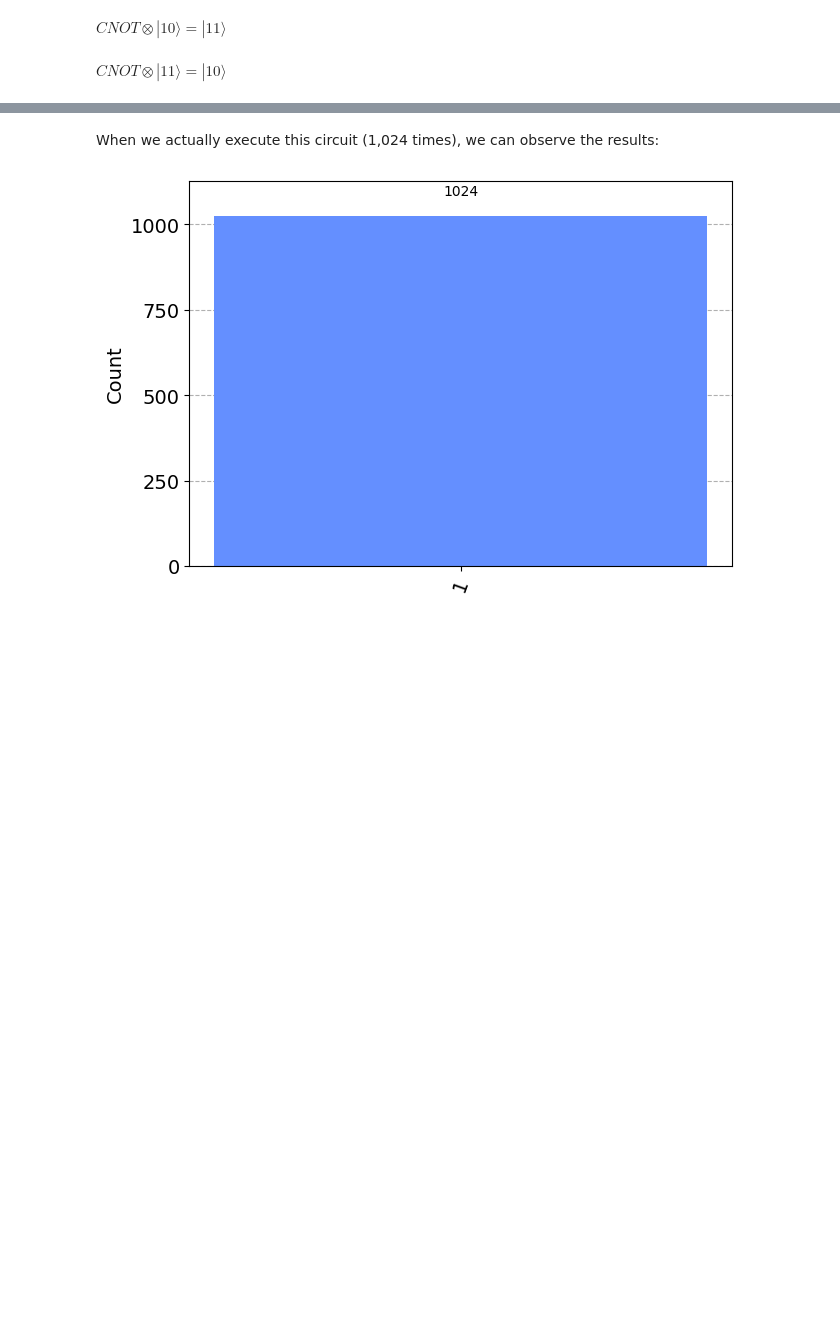
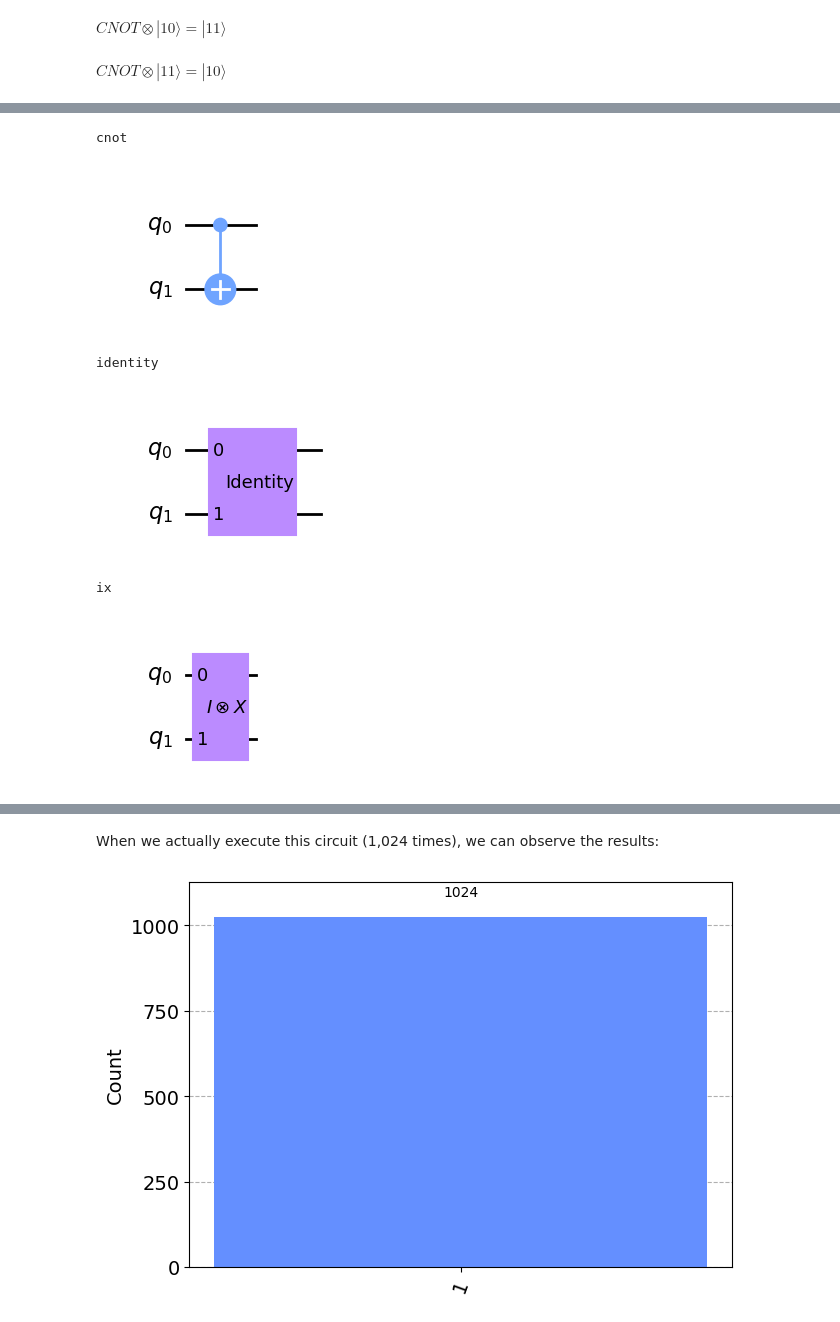
Before and after one commit to cablelabs/QuantumFoundations, a Jupyter notebook: Applications.ipynb, the cells around one changed output, grey strips where cells are left out. Saved outputs shown, nothing was run; the diff lists cells and outputs as text; code cells hidden in the pictures; blank space fills up the shorter version.

```diff
--- a/Applications.ipynb
+++ b/Applications.ipynb
@@ -147,0 +155,18 @@ Let's actually evaluate whether or not this function is balanced using the circu
+# %%
+oracle_funcs = dict()
+# CNOT: Balanced function f(x) = x
+oracle_funcs.setdefault('cnot', QuantumCircuit(2)).cnot(0, 1)
+# Identity: Constant function f(x) = 0
+oracle_funcs.setdefault('identity', QuantumCircuit(2)).unitary(np.identity(4, int), (0, 1), 'Identity')
+# I x X: Constant function f(x) = 1
+oracle_funcs.setdefault('ix', QuantumCircuit(2)).unitary(np.kron(np.identity(2, int), np.logical_not(np.identity(2, bool)).astype(int)), (0, 1), '$I \otimes X$')
+for oracle in oracle_funcs.items():
+    print(oracle[0])
+    display(oracle[1].draw('mpl'))
+# %% [output]
+cnot
+[figure, added]
+identity
+[figure, added]
+ix
+[figure, added]
```
Also changed, not shown: parts of 9 cells of this notebook.
